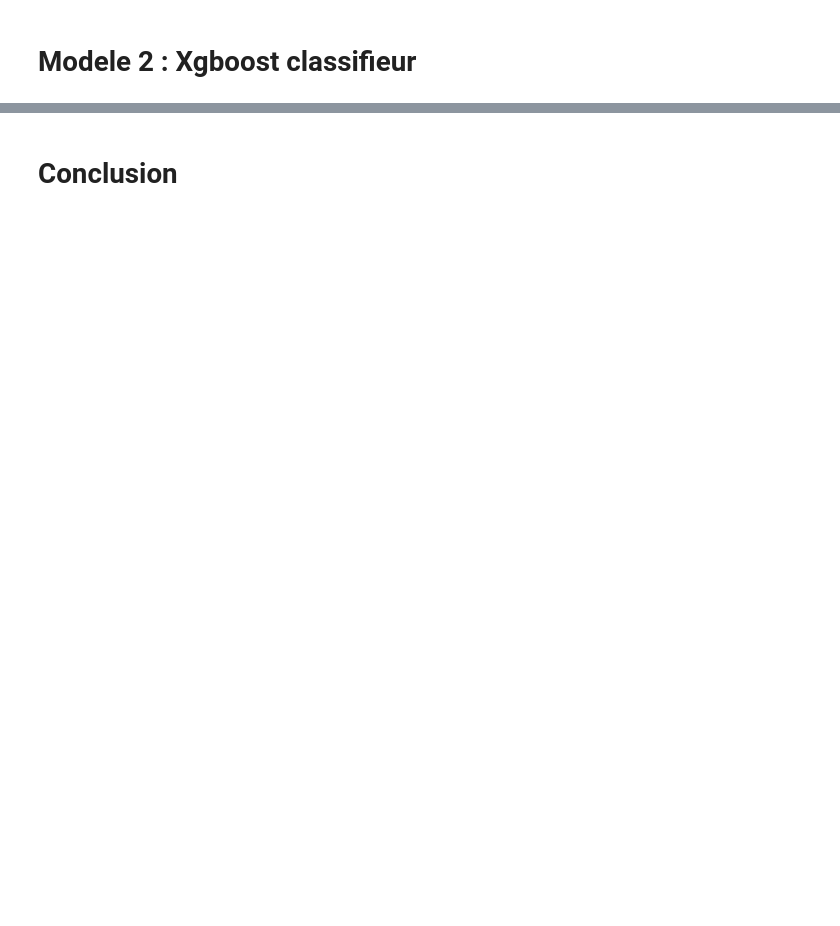
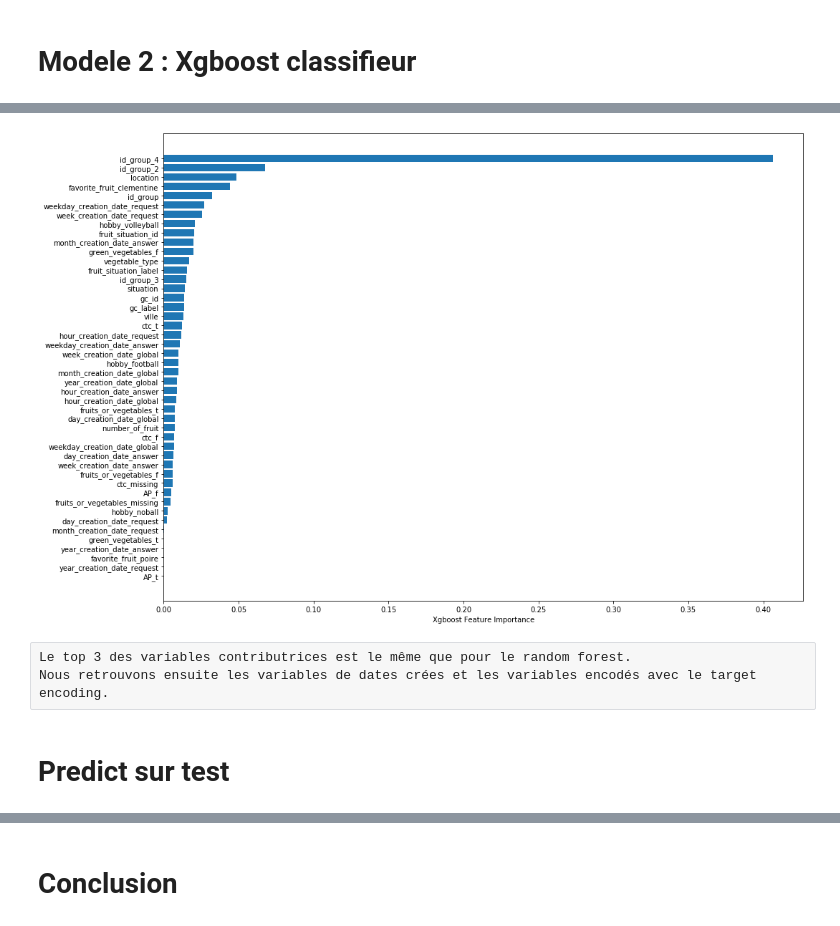
Before and after one commit to phillixp/axa_direct_technical_test, a Jupyter notebook: multiclass.ipynb, the cells around one changed output, grey strips where cells are left out. Cells and saved outputs as stored; diff of their text form; code cells hidden in the pictures; blank space fills up the shorter version.

```diff
--- a/multiclass.ipynb
+++ b/multiclass.ipynb
@@ -679,14 +713,8 @@ xgbc = XGBClassifier(objective="multi:softprob",seed=77)
 # %%
-from sklearn.model_selection import RandomizedSearchCV
-
-params = { 'max_depth': [ 8,10],
-           'learning_rate': [0.1],
-           'n_estimators': [1000,1200]}
-
 cv_clf = RandomizedSearchCV(estimator=xgbc,
-                         param_distributions=params,
+                         param_distributions=param_grid_xgb,
                          scoring='neg_log_loss',
-                         n_iter=5,
+                         #n_iter=5,
                          verbose=1,
-                        n_jobs = -1)
+                        )
 # %% [output]
@@ -709,6 +751,3 @@ Fitting 5 folds for each of 4 candidates, totalling 20 fits
-# %%
-%%time
-grid_xgb.fit(X_train,y_train, sample_weight=10**y_train )
 # %%
 cv_clf.best_params_
 # %% [output]
@@ -770,5 +799,0 @@ You can install the OpenMP library by the following command: ``brew install libo
-# %%
-lgb = lightgbm.LGBMClassifier(
-                     objective='logloss')
-
-lgb.fit(X_train, y_train, sample_weight=10**y)
@@ -774,0 +810,16 @@ lgb.fit(X_train, y_train, sample_weight=10**y)
+# %%
+def plot_feature_importance_xgb(data, model):
+    sorted_idx = model.feature_importances_.argsort()
+    plt.figure(figsize=(16, 12))
+    plt.barh(data.columns[sorted_idx], model.feature_importances_[sorted_idx])
+    plt.xlabel("Xgboost Feature Importance")
+    return plt.show()
+# %%
+plot_feature_importance_xgb(X_train, xgbc1)
+# %% [output]
+[figure, added]
+# %% [raw]
+Le top 3 des variables contributrices est le même que pour le random forest.
+Nous retrouvons ensuite les variables de dates crées et les variables encodés avec le target encoding.
+# %% [markdown]
+# Predict sur test
```
Also changed, not shown: parts of 81 cells of this notebook.
